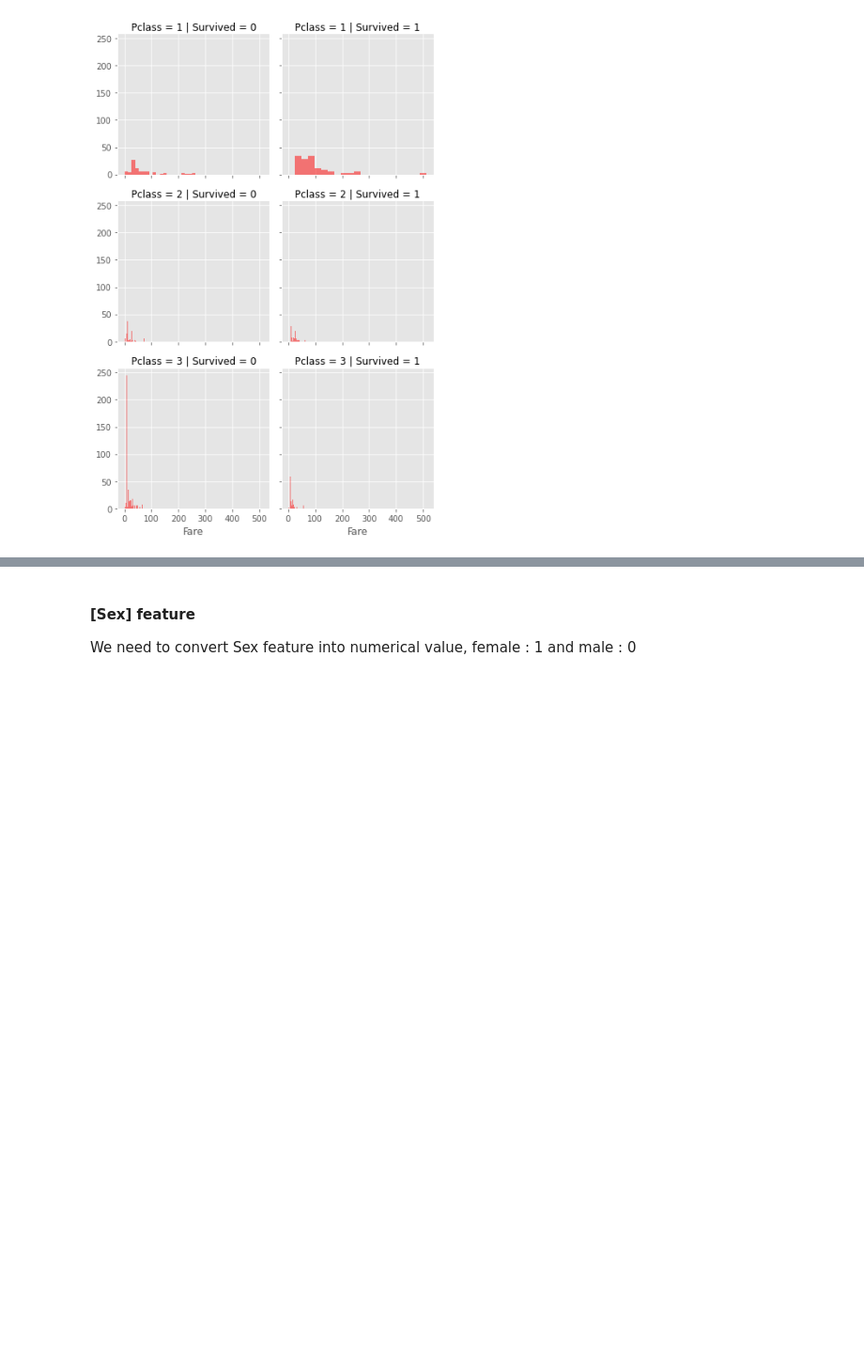
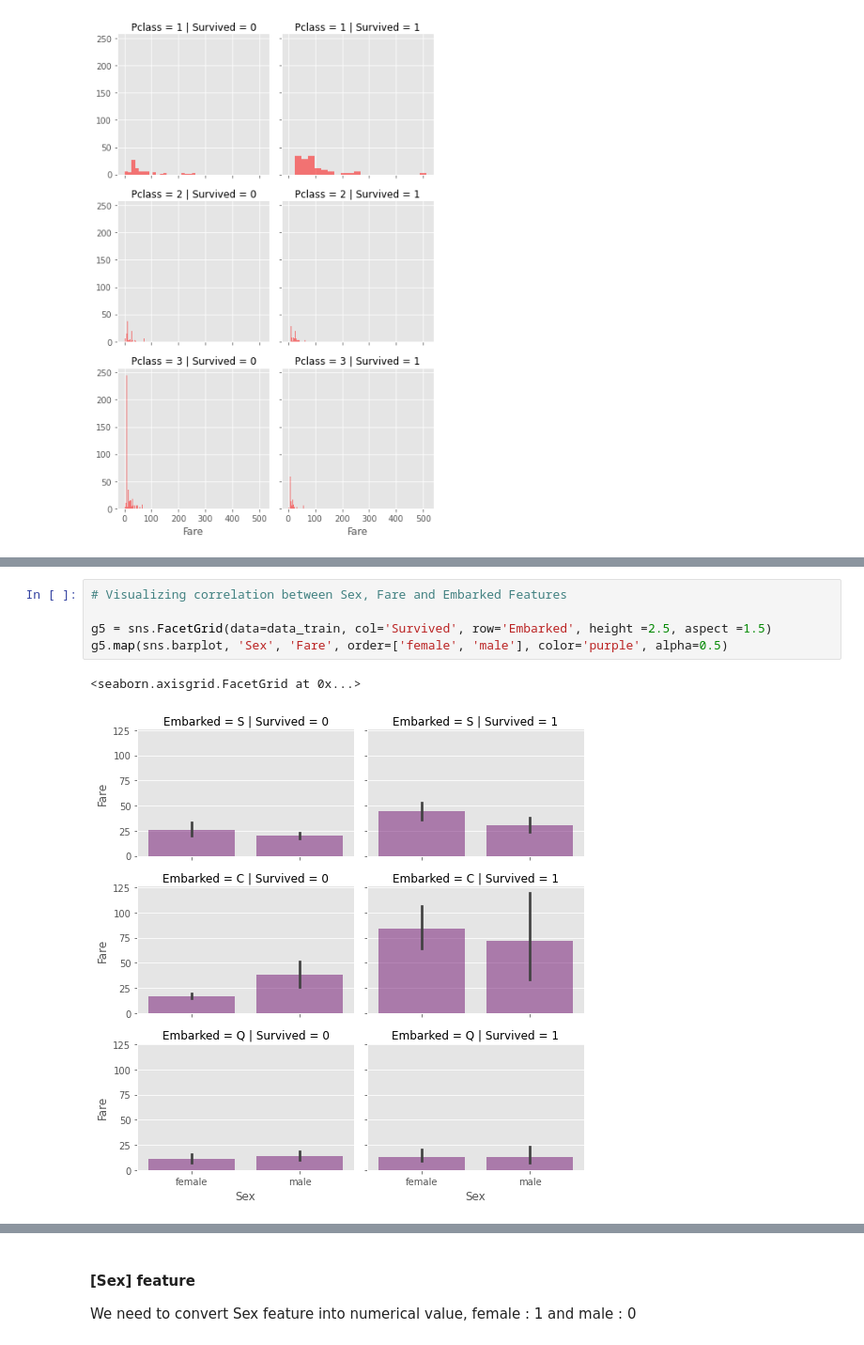
Before and after one commit to phs928/HackerRank_Python_Solutions, a Jupyter notebook: data-science-with-titanic-dataset.ipynb, the cells around one changed output, grey strips where cells are left out. Shown at 94% size. Saved outputs shown, nothing was run; the diff lists cells and outputs as text; blank space fills up the shorter version.

Commit message:
Kaggle Notebook | Data Science with Titanic dataset | Version 14

```diff
--- a/data-science-with-titanic-dataset.ipynb
+++ b/data-science-with-titanic-dataset.ipynb
@@ -333,2 +348,10 @@ g4.map(plt.hist, 'Fare', bins=20, color='red', alpha=0.5)
+# %%
+# Visualizing correlation between Sex, Fare and Embarked Features
+
+g5 = sns.FacetGrid(data=data_train, col='Survived', row='Embarked', height =2.5, aspect =1.5)
+g5.map(sns.barplot, 'Sex', 'Fare', order=['female', 'male'], color='purple', alpha=0.5)
+# %% [output]
+<seaborn.axisgrid.FacetGrid at 0x...>
+[figure, added]
 # %% [markdown]
 ### As a result of observation:
```
Also changed, not shown: parts of 35 cells of this notebook.
